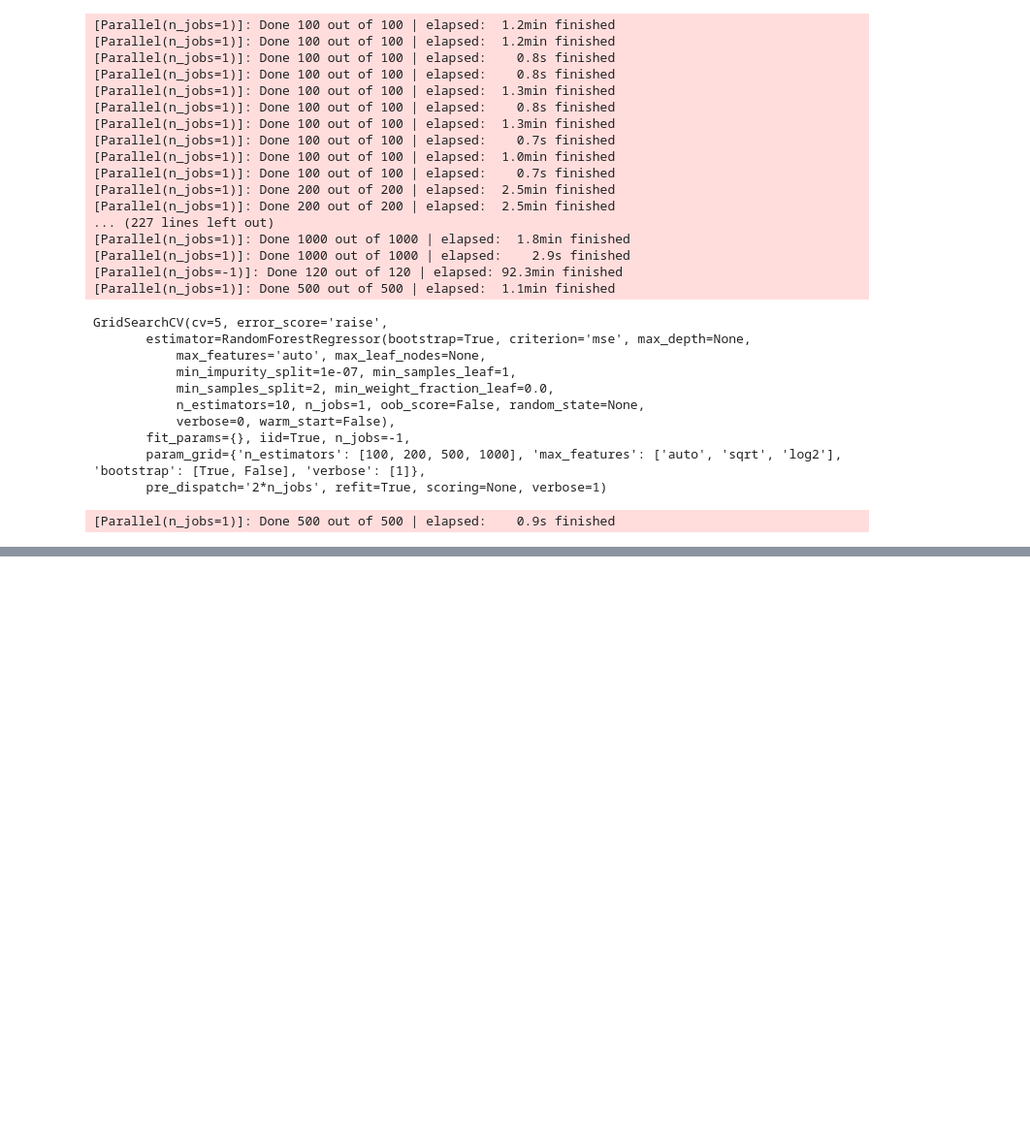
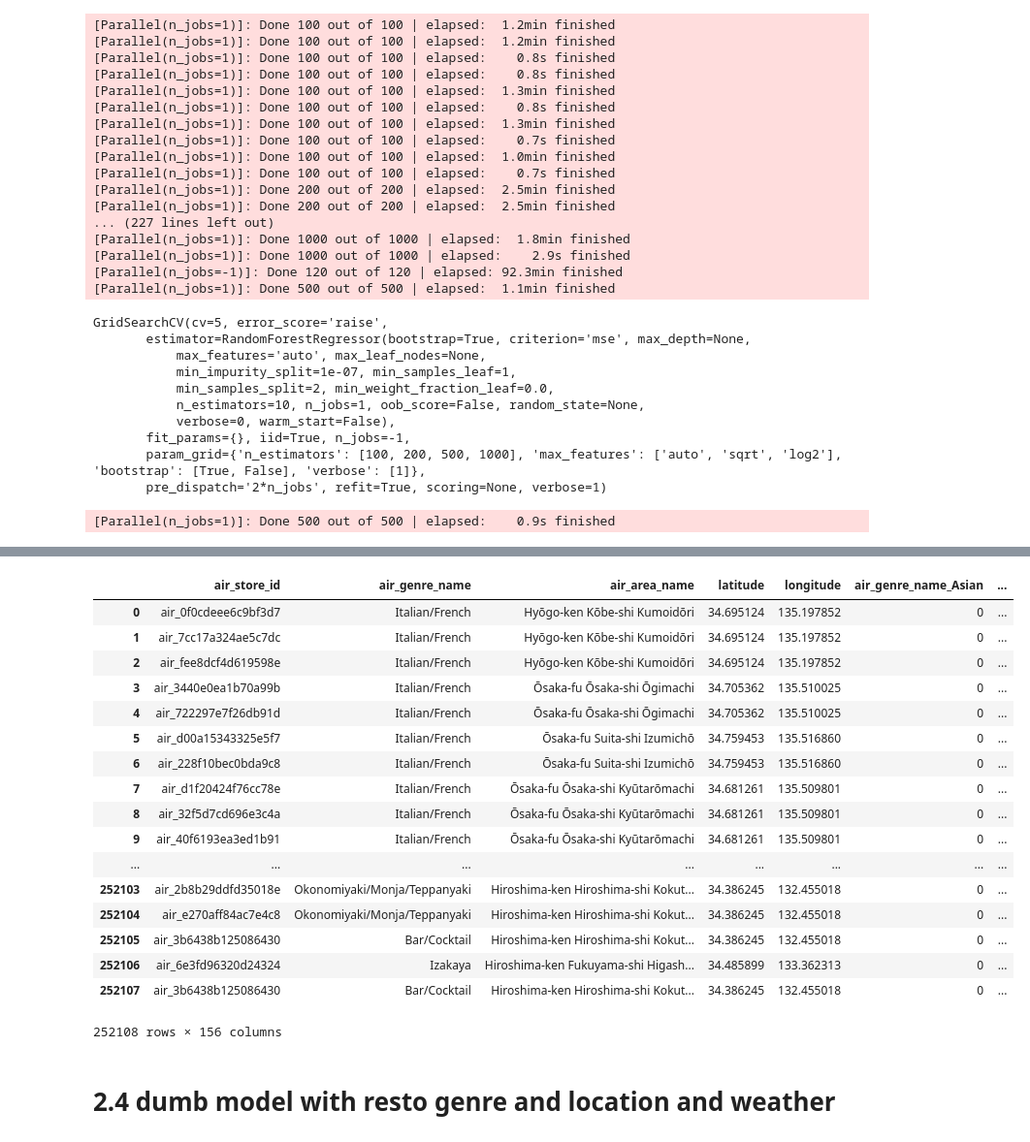
Before and after one commit to AndraAnoaica/kaggle_resto, a Jupyter notebook: prediction_models/0.0-aa-dumbest_model.ipynb, the cells around one changed output, grey strips where cells are left out. Shown at 97% size. Cells and saved outputs as stored; diff of their text form; code cells hidden in the pictures; blank space fills up the shorter version.

```diff
--- a/prediction_models/0.0-aa-dumbest_model.ipynb
+++ b/prediction_models/0.0-aa-dumbest_model.ipynb
@@ -384,0 +471,25 @@ sample_submission_df[["id", "visitors"]].to_csv("dumb_submission_4.csv",index =
+# %%
+# secondly we merge with the weather data by cluster and day
+air_visit_data_df = pd.merge(air_visit_data_df, weather_df, left_on = ["visit_date","cluster"], right_on = ["date","cluster"])
+sample_submission_df = pd.merge(sample_submission_df, weather_df,left_on = ["visit_date","cluster"], right_on = ["date","cluster"])
+# %%
+air_visit_data_df
+# %% [output]
+|  | air_store_id | air_genre_name | air_area_name | latitude | longitude | air_genre_name_Asian | ... |
+| 0 | air_0f0cdeee6c9bf3d7 | Italian/French | Hyōgo-ken Kōbe-shi Kumoidōri | 34.695124 | 135.197852 | 0 | ... |
+| 1 | air_7cc17a324ae5c7dc | Italian/French | Hyōgo-ken Kōbe-shi Kumoidōri | 34.695124 | 135.197852 | 0 | ... |
+| 2 | air_fee8dcf4d619598e | Italian/French | Hyōgo-ken Kōbe-shi Kumoidōri | 34.695124 | 135.197852 | 0 | ... |
+| 3 | air_3440e0ea1b70a99b | Italian/French | Ōsaka-fu Ōsaka-shi Ōgimachi | 34.705362 | 135.510025 | 0 | ... |
+| 4 | air_722297e7f26db91d | Italian/French | Ōsaka-fu Ōsaka-shi Ōgimachi | 34.705362 | 135.510025 | 0 | ... |
+| 5 | air_d00a15343325e5f7 | Italian/French | Ōsaka-fu Suita-shi Izumichō | 34.759453 | 135.516860 | 0 | ... |
+| 6 | air_228f10bec0bda9c8 | Italian/French | Ōsaka-fu Suita-shi Izumichō | 34.759453 | 135.516860 | 0 | ... |
+| 7 | air_d1f20424f76cc78e | Italian/French | Ōsaka-fu Ōsaka-shi Kyūtarōmachi | 34.681261 | 135.509801 | 0 | ... |
+| 8 | air_32f5d7cd696e3c4a | Italian/French | Ōsaka-fu Ōsaka-shi Kyūtarōmachi | 34.681261 | 135.509801 | 0 | ... |
+| 9 | air_40f6193ea3ed1b91 | Italian/French | Ōsaka-fu Ōsaka-shi Kyūtarōmachi | 34.681261 | 135.509801 | 0 | ... |
+| ... | ... | ... | ... | ... | ... | ... | ... |
+| 252103 | air_2b8b29ddfd35018e | Okonomiyaki/Monja/Teppanyaki | Hiroshima-ken Hiroshima-shi Kokut... | 34.386245 | 132.455018 | 0 | ... |
+| 252104 | air_e270aff84ac7e4c8 | Okonomiyaki/Monja/Teppanyaki | Hiroshima-ken Hiroshima-shi Kokut... | 34.386245 | 132.455018 | 0 | ... |
+| 252105 | air_3b6438b125086430 | Bar/Cocktail | Hiroshima-ken Hiroshima-shi Kokut... | 34.386245 | 132.455018 | 0 | ... |
+| 252106 | air_6e3fd96320d24324 | Izakaya | Hiroshima-ken Fukuyama-shi Higash... | 34.485899 | 133.362313 | 0 | ... |
+| 252107 | air_3b6438b125086430 | Bar/Cocktail | Hiroshima-ken Hiroshima-shi Kokut... | 34.386245 | 132.455018 | 0 | ... |
+252108 rows × 156 columns
@@ -384,0 +504,2 @@ sample_submission_df[["id", "visitors"]].to_csv("dumb_submission_4.csv",index =
+# %% [markdown]
+# 2.4 dumb model with resto genre and location and weather
```
Also changed, not shown: parts of 22 cells of this notebook, 7 other files.
